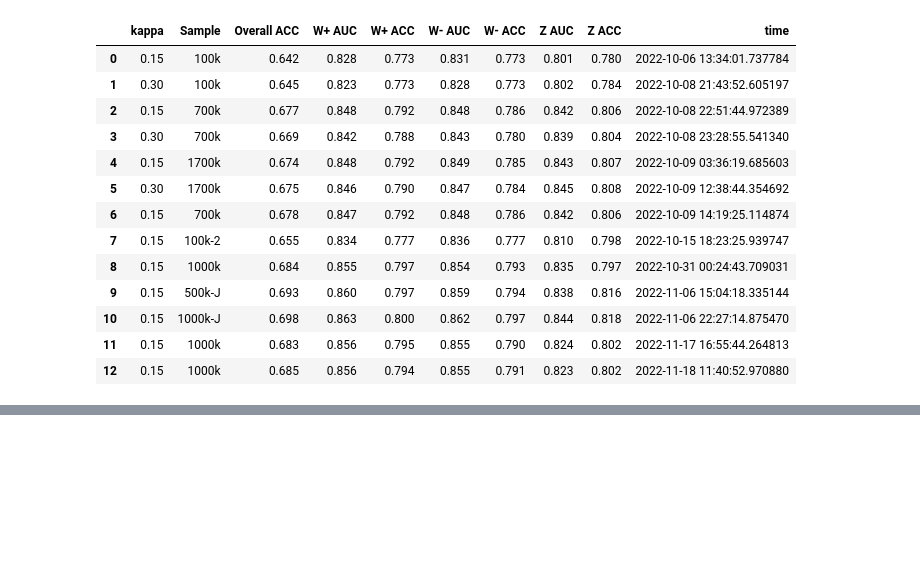
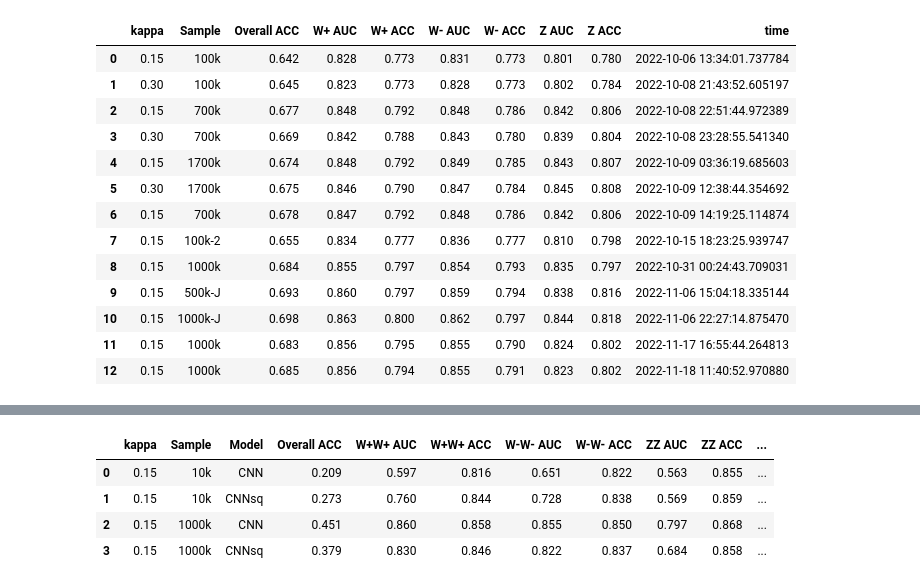
Before and after one commit to r10222035/Boosted_V, a Jupyter notebook: CNN/read_CNN_results.ipynb, the cells around one changed output, grey strips where cells are left out. Saved outputs shown, nothing was run; the diff lists cells and outputs as text; code cells hidden in the pictures; blank space fills up the shorter version.

```diff
--- a/CNN/read_CNN_results.ipynb
+++ b/CNN/read_CNN_results.ipynb
@@ -103,0 +152,8 @@ read_training_result(training_results_df)
+# %%
+read_event_training_result(training_results_df)
+# %% [output]
+|  | kappa | Sample | Model | Overall ACC | W+W+ AUC | W+W+ ACC | W-W- AUC | W-W- ACC | ZZ AUC | ZZ ACC | ... |
+| 0 | 0.15 | 10k | CNN | 0.209 | 0.597 | 0.816 | 0.651 | 0.822 | 0.563 | 0.855 | ... |
+| 1 | 0.15 | 10k | CNNsq | 0.273 | 0.760 | 0.844 | 0.728 | 0.838 | 0.569 | 0.859 | ... |
+| 2 | 0.15 | 1000k | CNN | 0.451 | 0.860 | 0.858 | 0.855 | 0.850 | 0.797 | 0.868 | ... |
+| 3 | 0.15 | 1000k | CNNsq | 0.379 | 0.830 | 0.846 | 0.822 | 0.837 | 0.684 | 0.858 | ... |
```
Also changed, not shown: parts of 7 cells of this notebook, 17 other files.
